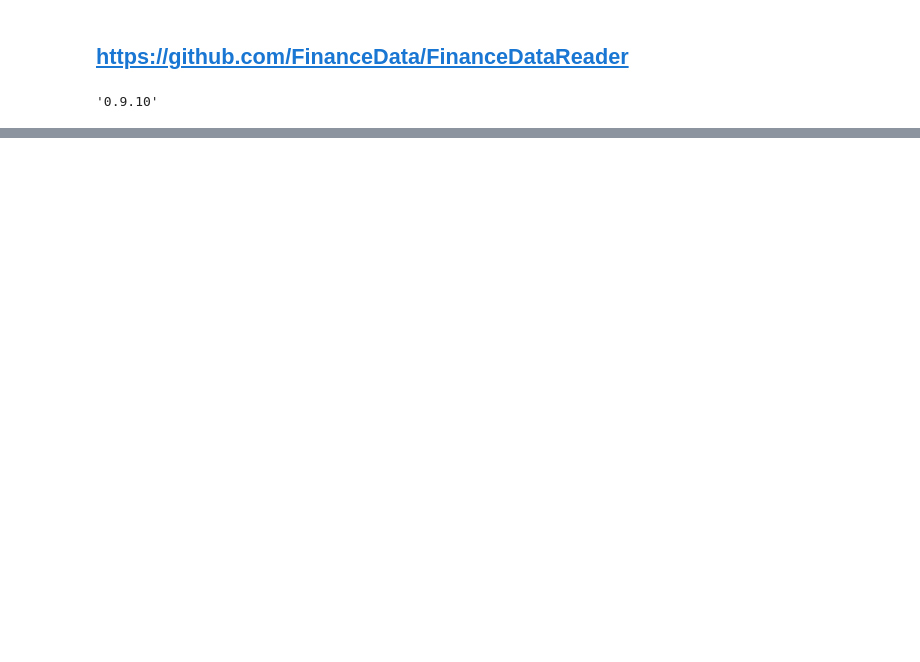
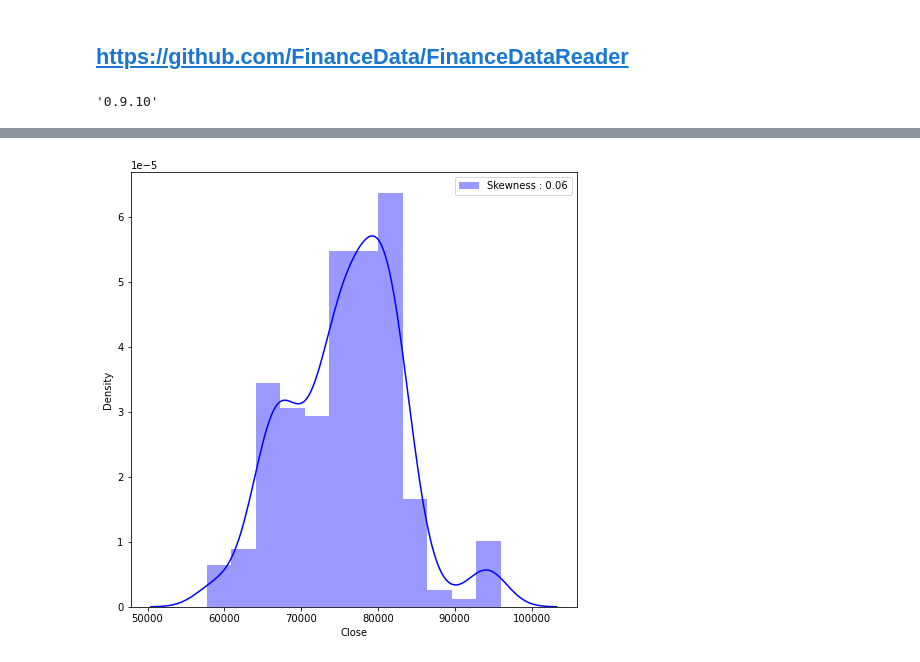
Before and after one commit to Carpe4me/PythonStudy, a Jupyter notebook: 데이터사이언스/14_금융데이터.ipynb, the cells around one changed output, grey strips where cells are left out. Saved outputs shown, nothing was run; the diff lists cells and outputs as text; code cells hidden in the pictures; blank space fills up the shorter version.

```diff
--- a/데이터사이언스/14_금융데이터.ipynb
+++ b/데이터사이언스/14_금융데이터.ipynb
@@ -99,0 +135,10 @@ flg, ax = plt.subplots(1, 1, figsize=(8,8))
+# %%
+df_000660 = fdr.DataReader('000660', '2019', '2020')
+df_000660.describe()
+fig, ax = plt.subplots(1, 1, figsize=(8, 8))
+g = sns.distplot(df_000660['Close'], color='b',
+            label='Skewness : {:.2f}'.format(df_000660['Close'].skew()), ax=ax)
+g = g.legend(loc='best')
+plt.show()
+# %% [output]
+[figure, added]
```
Also changed, not shown: parts of 19 cells of this notebook, 2 other files.
